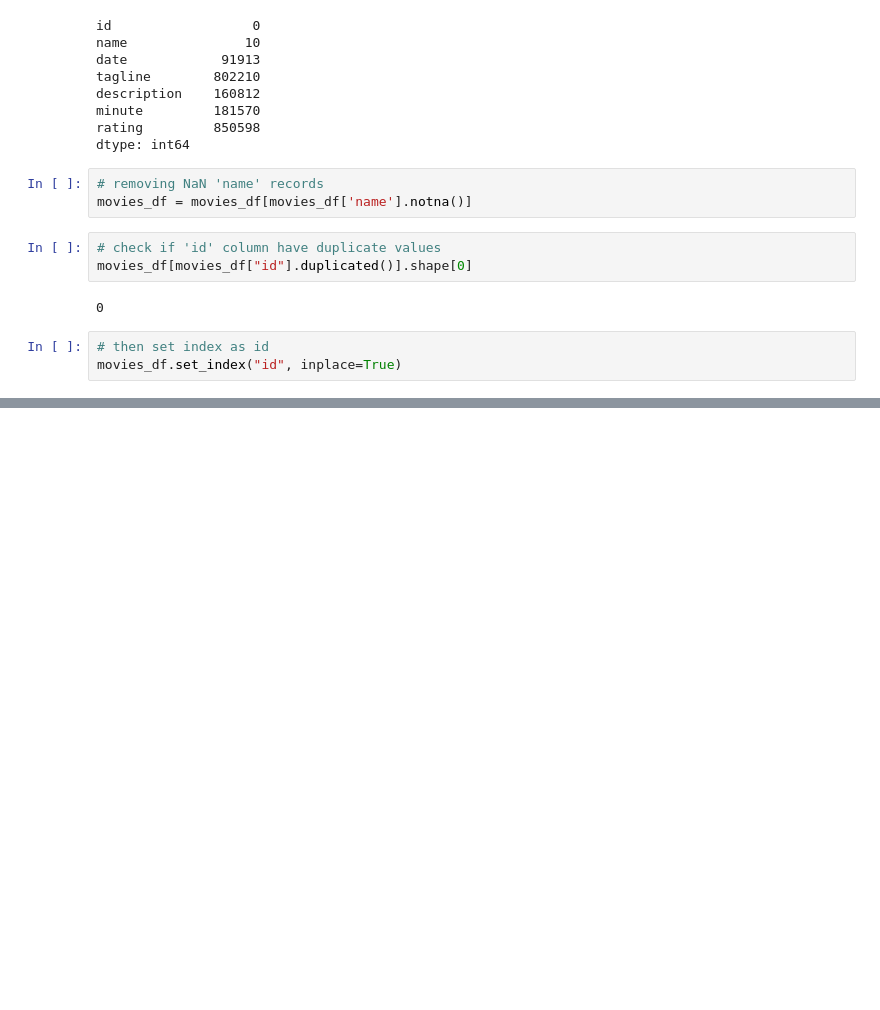
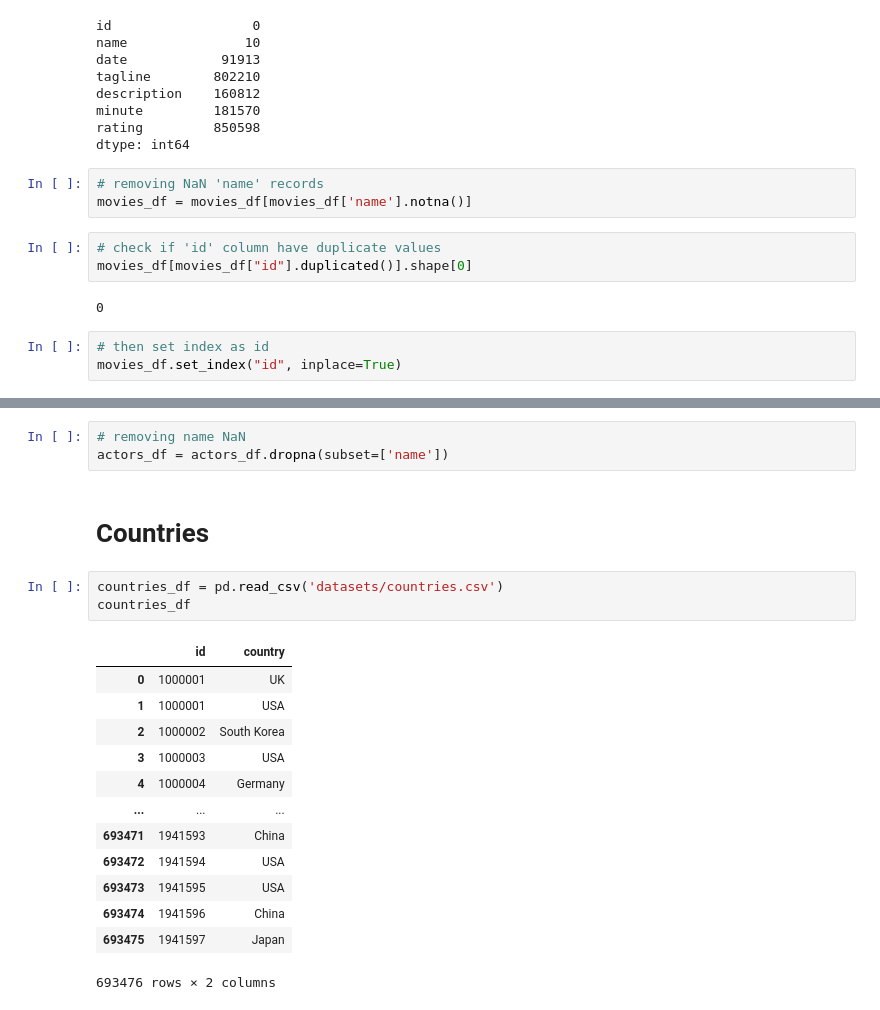
Before and after one commit to quelmitch/UNITO-IUM-TWEB, a Jupyter notebook: solution/data-analysis/data_cleansing.ipynb, the cells around one changed output, grey strips where cells are left out. Drawn from its saved outputs; the diff is of its cells as text; blank space fills up the shorter version.

```diff
--- a/solution/data-analysis/data_cleansing.ipynb
+++ b/solution/data-analysis/data_cleansing.ipynb
@@ -80,0 +183,22 @@ movies_df.set_index("id", inplace=True)
+# %%
+# removing name NaN
+actors_df = actors_df.dropna(subset=['name'])
+# %% [markdown]
+# Countries
+# %%
+countries_df = pd.read_csv('datasets/countries.csv')
+countries_df
+# %% [output]
+|  | id | country |
+| 0 | 1000001 | UK |
+| 1 | 1000001 | USA |
+| 2 | 1000002 | South Korea |
+| 3 | 1000003 | USA |
+| 4 | 1000004 | Germany |
+| ... | ... | ... |
+| 693471 | 1941593 | China |
+| 693472 | 1941594 | USA |
+| 693473 | 1941595 | USA |
+| 693474 | 1941596 | China |
+| 693475 | 1941597 | Japan |
+693476 rows × 2 columns
```
Also changed, not shown: parts of 22 cells of this notebook.
